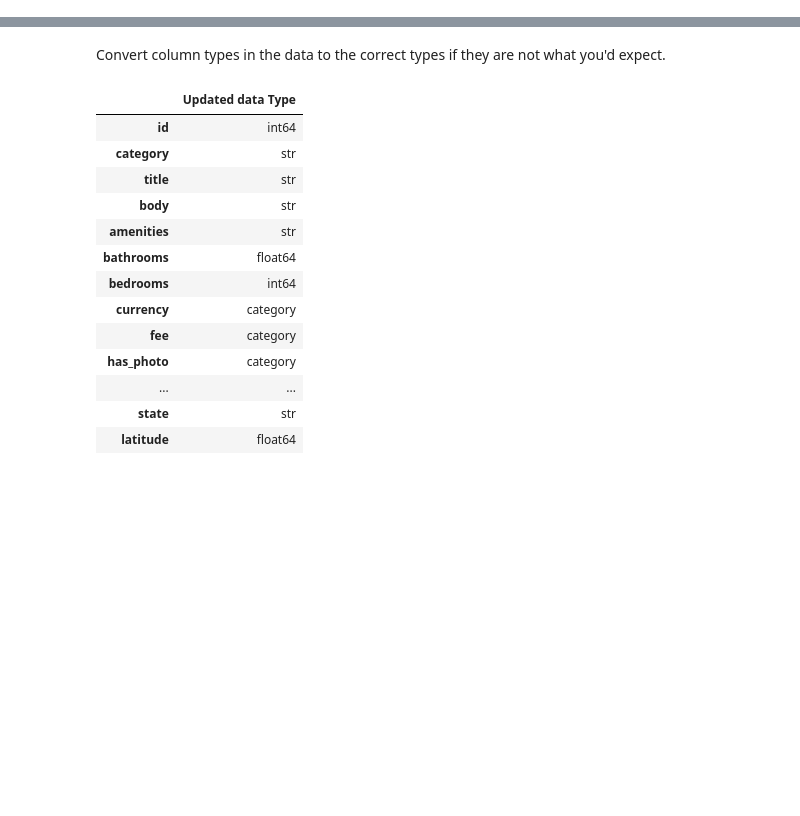
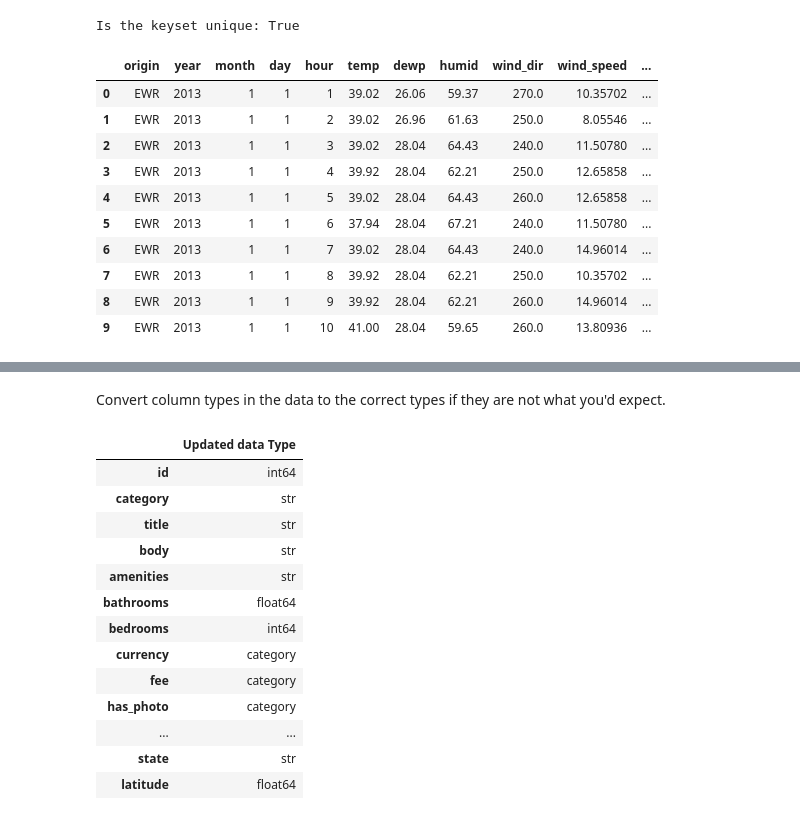
Before and after one commit to lucyg04/nycflights13, a Jupyter notebook: Practical 1/practical1_py.ipynb, the cells around one changed output, grey strips where cells are left out. Saved outputs shown, nothing was run; the diff lists cells and outputs as text; code cells hidden in the pictures; blank space fills up the shorter version.

```diff
--- a/Practical 1/practical1_py.ipynb
+++ b/Practical 1/practical1_py.ipynb
@@ -65,0 +137,7 @@ data.dtypes.to_frame(name='Data Type')
+# %%
+# We need to merge all of flights.csv with airlines (for names) and weather (for weather info)
+
+# Locate the weather file, read it in, and observe
+weather_file_name = "../data/weather.csv"
+weather_data = pd.read_csv(weather_file_name)
+weather_data.head()
@@ -65,0 +174,16 @@ data.dtypes.to_frame(name='Data Type')
+# %%
+# Check if the combination of origin, year, month, day, and hour is unique in weather.csv
+is_unique = weather_data.groupby(['origin', 'year', 'month', 'day', 'hour']).size().max() == 1
+print(f"Is the keyset unique: {is_unique}")
+
+# It's not, so identify all rows that have a duplicate combination of our keys
+keys = ['origin', 'year', 'month', 'day', 'hour']
+duplicates = weather_data[weather_data.duplicated(subset=keys, keep=False)]
+
+print(f"Number of duplicate rows: {duplicates.shape[0]} / {weather_data.shape[0]}")
+
+# Sort them so the duplicates are next to each other
+duplicates.sort_values(by=keys).head(10)
+
+# Twice a year there are two entries for each airport at the same hour on the same day
+# We will assume this is due to clocks going forward / back for daylight savings time
@@ -65,0 +200,23 @@ data.dtypes.to_frame(name='Data Type')
+# %%
+# Both entries have weather info for the same time so we will calculate a simple mean of numeric values
+weather_data_unique = weather_data.groupby(keys).mean(numeric_only=True).reset_index()
+
+# Verify after taking the mean that the keyset is now unique
+is_unique = weather_data_unique.groupby(['origin', 'year', 'month', 'day', 'hour']).size().max() == 1
+print(f"Is the keyset unique: {is_unique}")
+
+# Sanity check the new dataframe looks as expected
+weather_data_unique.head(10)
+# %% [output]
+Is the keyset unique: True
+|  | origin | year | month | day | hour | temp | dewp | humid | wind_dir | wind_speed | ... |
+| 0 | EWR | 2013 | 1 | 1 | 1 | 39.02 | 26.06 | 59.37 | 270.0 | 10.35702 | ... |
+| 1 | EWR | 2013 | 1 | 1 | 2 | 39.02 | 26.96 | 61.63 | 250.0 | 8.05546 | ... |
+| 2 | EWR | 2013 | 1 | 1 | 3 | 39.02 | 28.04 | 64.43 | 240.0 | 11.50780 | ... |
+| 3 | EWR | 2013 | 1 | 1 | 4 | 39.92 | 28.04 | 62.21 | 250.0 | 12.65858 | ... |
+| 4 | EWR | 2013 | 1 | 1 | 5 | 39.02 | 28.04 | 64.43 | 260.0 | 12.65858 | ... |
+| 5 | EWR | 2013 | 1 | 1 | 6 | 37.94 | 28.04 | 67.21 | 240.0 | 11.50780 | ... |
+| 6 | EWR | 2013 | 1 | 1 | 7 | 39.02 | 28.04 | 64.43 | 240.0 | 14.96014 | ... |
+| 7 | EWR | 2013 | 1 | 1 | 8 | 39.92 | 28.04 | 62.21 | 250.0 | 10.35702 | ... |
+| 8 | EWR | 2013 | 1 | 1 | 9 | 39.92 | 28.04 | 62.21 | 260.0 | 14.96014 | ... |
+| 9 | EWR | 2013 | 1 | 1 | 10 | 41.00 | 28.04 | 59.65 | 260.0 | 13.80936 | ... |
```
Also changed, not shown: parts of 38 cells of this notebook, 2 other files.
